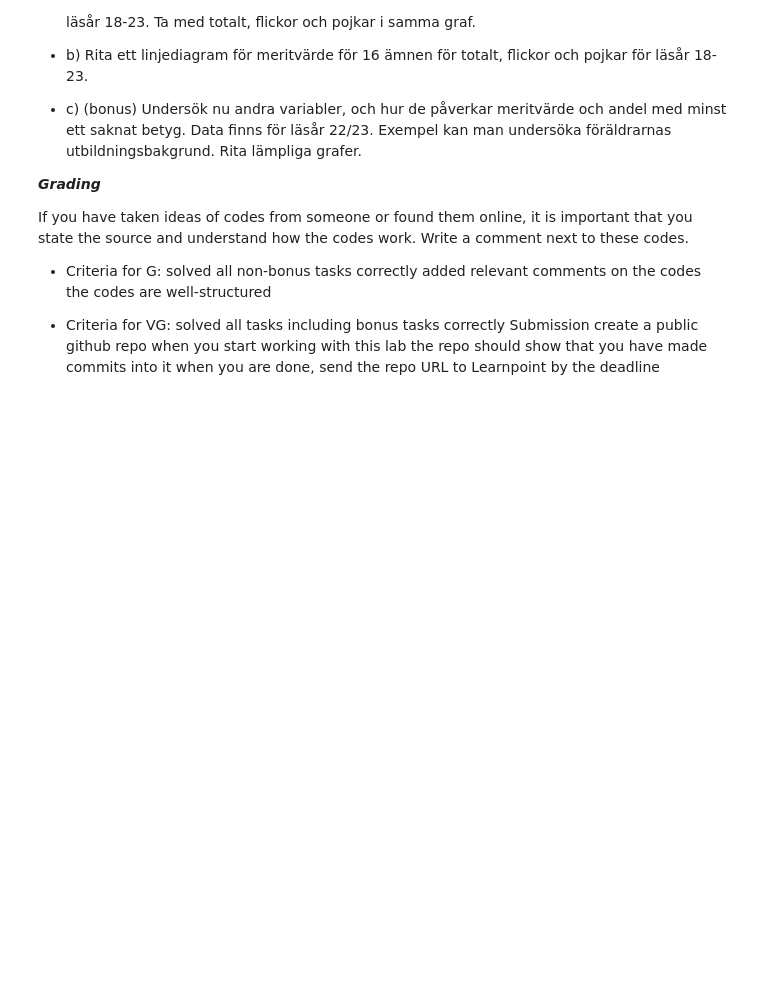
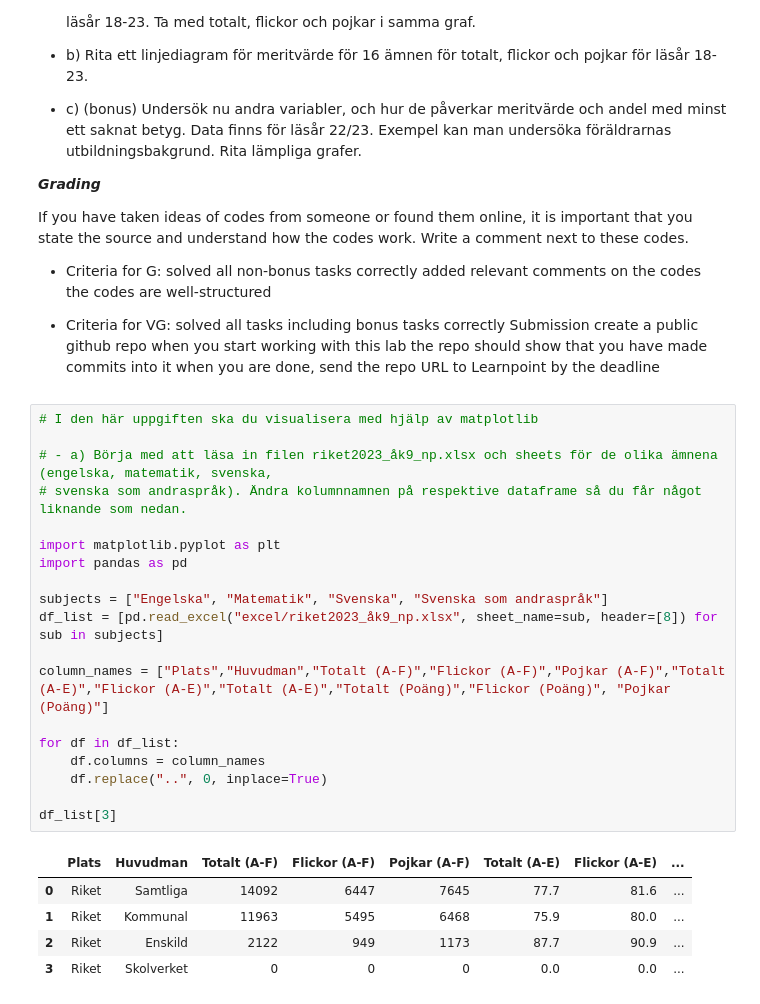
Before and after one commit to ponagr/Task2_python, a Jupyter notebook: uppgift1.ipynb, the cells around one changed output. Saved outputs shown, nothing was run; the diff lists cells and outputs as text; blank space fills up the shorter version.

```diff
--- a/uppgift1.ipynb
+++ b/uppgift1.ipynb
@@ -73,3 +73,28 @@ Submission
 create a public github repo when you start working with this lab
 the repo should show that you have made commits into it
 when you are done, send the repo URL to Learnpoint by the deadline
+# %%
+# I den här uppgiften ska du visualisera med hjälp av matplotlib
+
+# - a) Börja med att läsa in filen riket2023_åk9_np.xlsx och sheets för de olika ämnena (engelska, matematik, svenska,
+# svenska som andraspråk). Ändra kolumnnamnen på respektive dataframe så du får något liknande som nedan.
+
+import matplotlib.pyplot as plt
+import pandas as pd
+
+subjects = ["Engelska", "Matematik", "Svenska", "Svenska som andraspråk"]
+df_list = [pd.read_excel("excel/riket2023_åk9_np.xlsx", sheet_name=sub, header=[8]) for sub in subjects]
+
+column_names = ["Plats","Huvudman","Totalt (A-F)","Flickor (A-F)","Pojkar (A-F)","Totalt (A-E)","Flickor (A-E)","Totalt (A-E)","Totalt (Poäng)","Flickor (Poäng)", "Pojkar (Poäng)"]
+
+for df in df_list:
+    df.columns = column_names
+    df.replace("..", 0, inplace=True)
+
+df_list[3]
+# %% [output]
+|  | Plats | Huvudman | Totalt (A-F) | Flickor (A-F) | Pojkar (A-F) | Totalt (A-E) | Flickor (A-E) | ... |
+| 0 | Riket | Samtliga | 14092 | 6447 | 7645 | 77.7 | 81.6 | ... |
+| 1 | Riket | Kommunal | 11963 | 5495 | 6468 | 75.9 | 80.0 | ... |
+| 2 | Riket | Enskild | 2122 | 949 | 1173 | 87.7 | 90.9 | ... |
+| 3 | Riket | Skolverket | 0 | 0 | 0 | 0.0 | 0.0 | ... |
```
Also changed, not shown: parts of 4 cells of this notebook, 1 other file.
